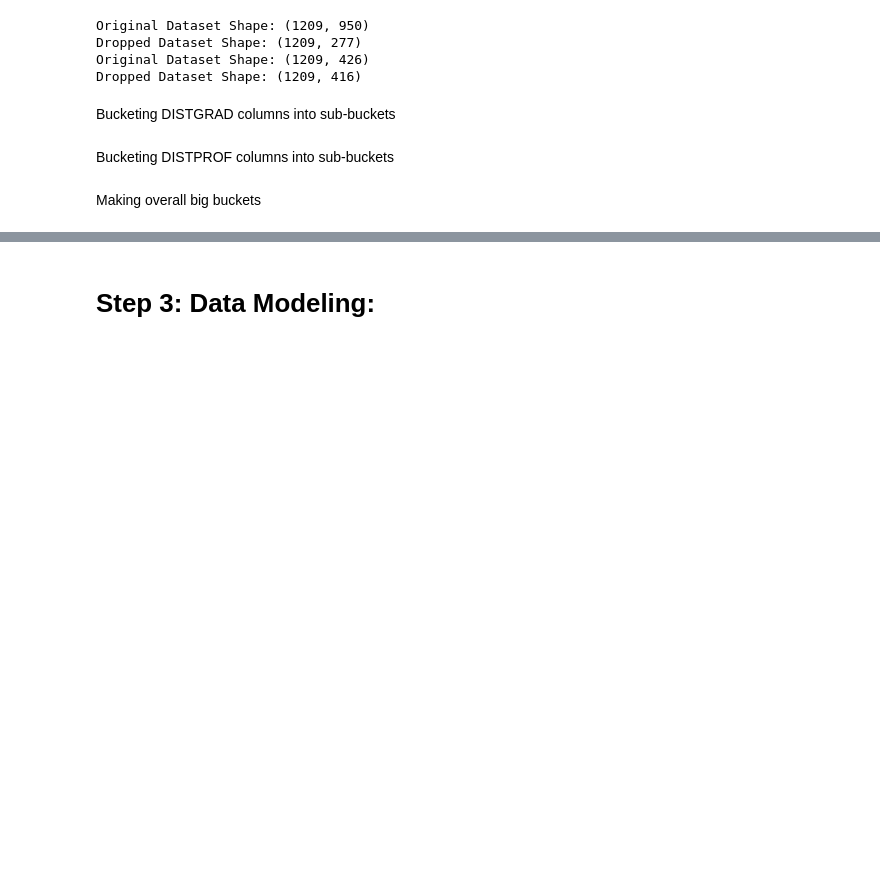
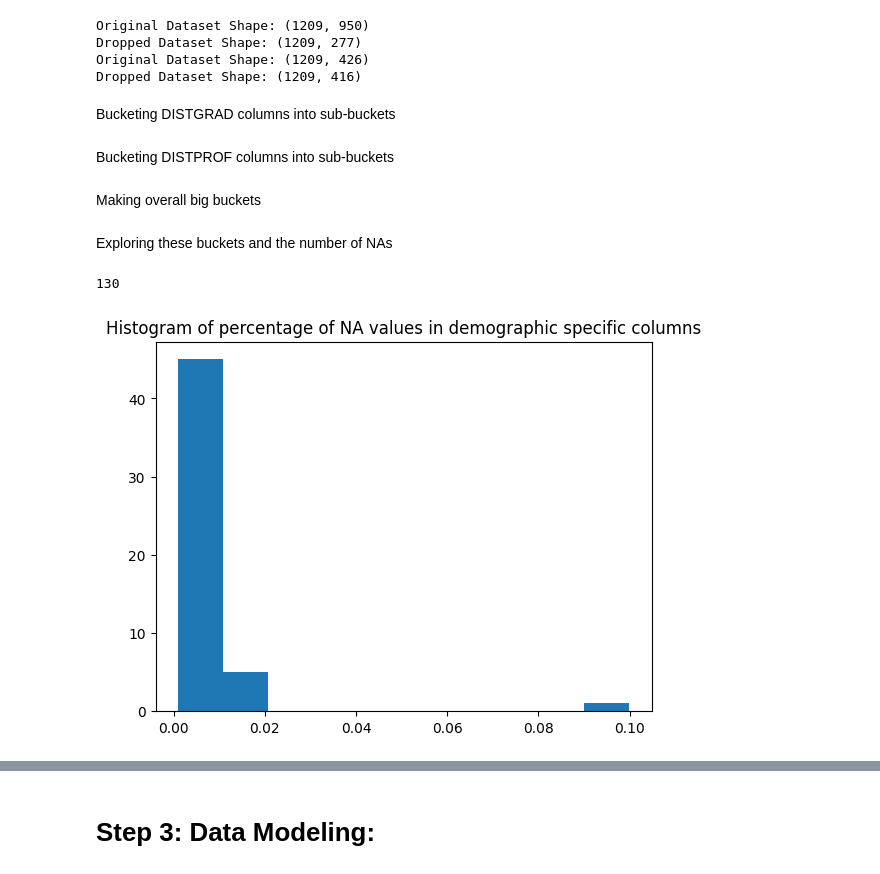
Before and after one commit to RiceD2KLab/HERC_Sp25, a Jupyter notebook: 4_Data_Modeling/KNN_Implementation.ipynb, the cells around one changed output, grey strips where cells are left out. Saved outputs shown, nothing was run; the diff lists cells and outputs as text; code cells hidden in the pictures; blank space fills up the shorter version.

```diff
--- a/4_Data_Modeling/KNN_Implementation.ipynb
+++ b/4_Data_Modeling/KNN_Implementation.ipynb
@@ -296,3 +299,15 @@ staff_demographics = (
     staff_race_ethnicity +
     staff_gender_distribution
 )
+# %% [markdown]
+Exploring these buckets and the number of NAs
+# %%
+demographic_data = clean_df[district_identifiers + student_demographics + class_size_teacher_ratio +staff_demographics]
+demographic_data
+
+plt.hist(calculate_missing_percentage(demographic_data) / 100)
+plt.title("Histogram of percentage of NA values in demographic specific columns")
+len(list(demographic_data.columns))
+# %% [output]
+130
+[figure, added]
```
Also changed, not shown: parts of 21 cells of this notebook.
